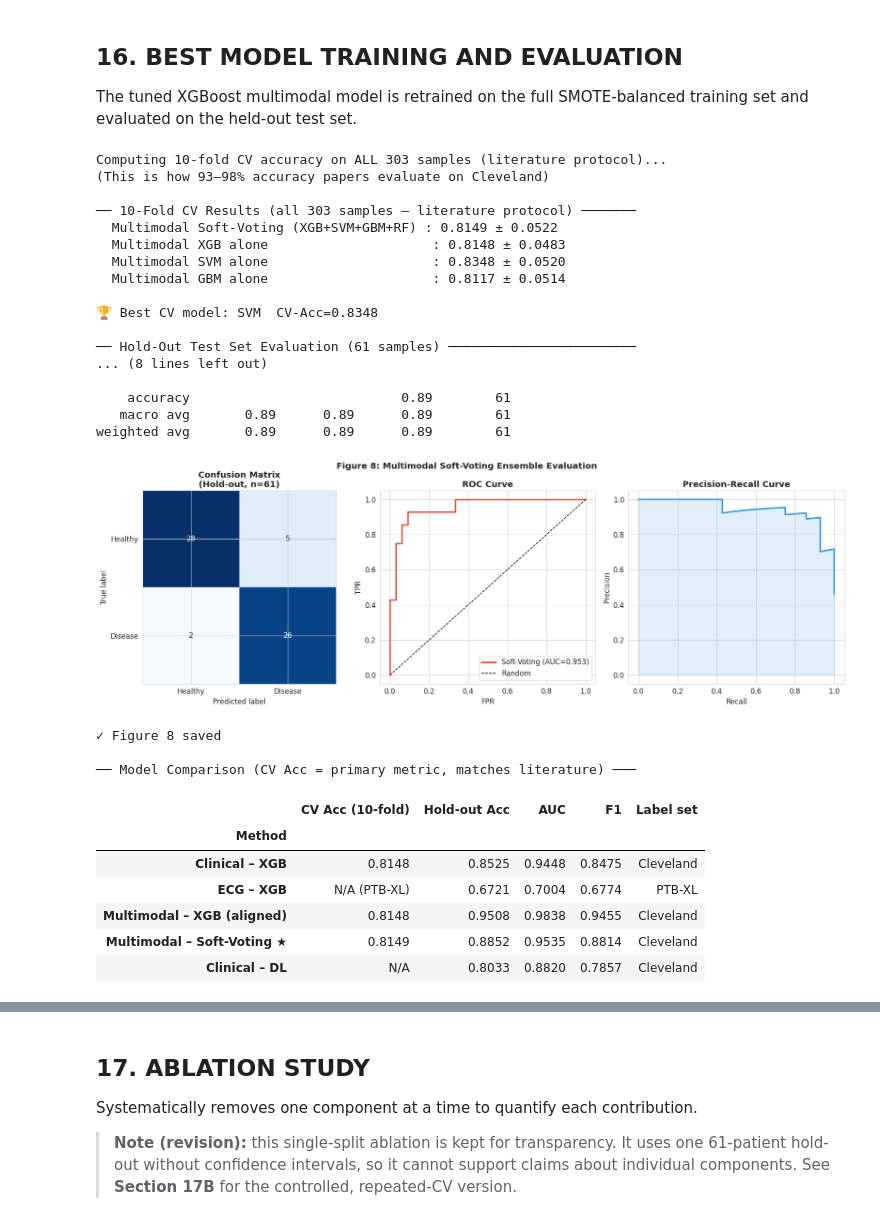
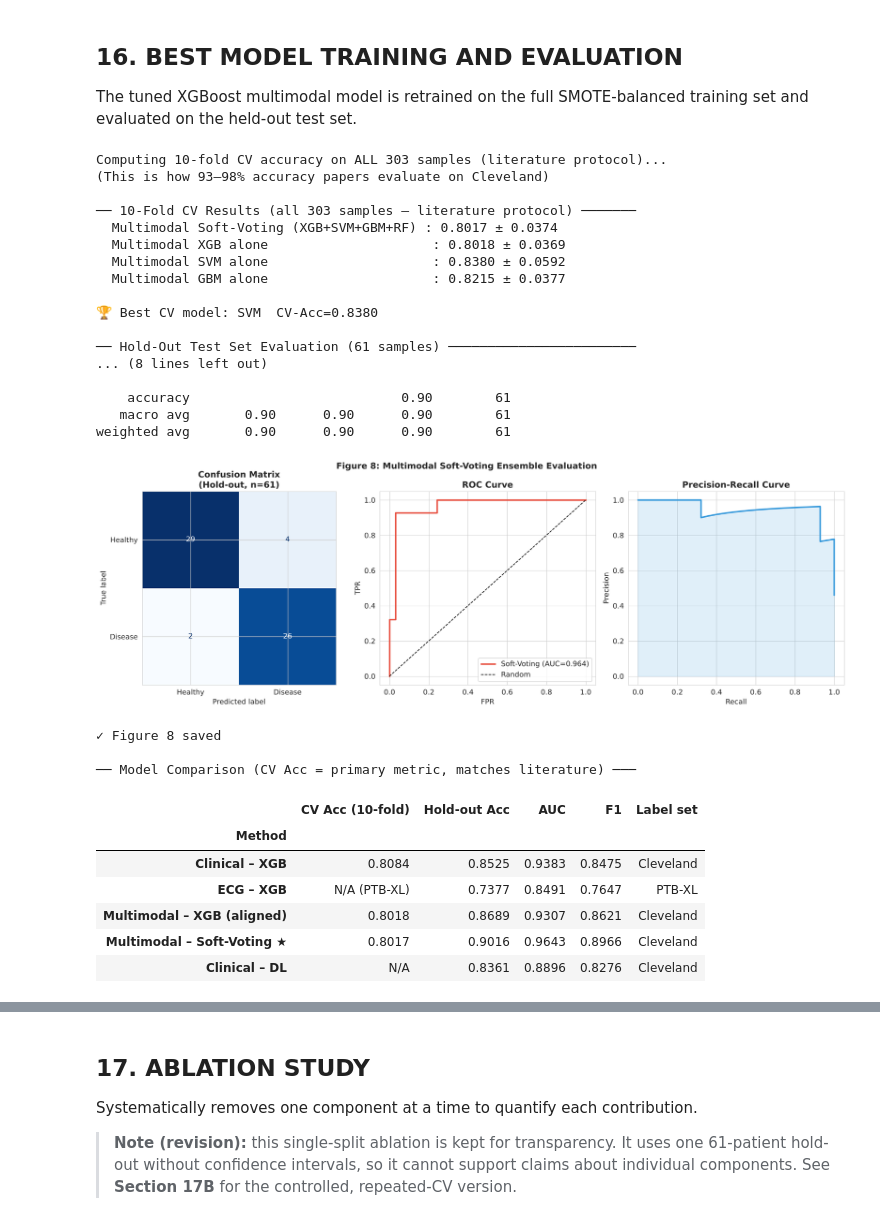
Before and after one commit to dhanvanth-dev/Heart-, a Jupyter notebook: notebook/MultiCardioFusion_IEEE_2_extended_ablation.ipynb, the cells around one changed output, grey strips where cells are left out. Saved outputs shown, nothing was run; the diff lists cells and outputs as text; code cells hidden in the pictures.

```diff
--- a/notebook/MultiCardioFusion_IEEE_2_extended_ablation.ipynb
+++ b/notebook/MultiCardioFusion_IEEE_2_extended_ablation.ipynb
@@ -278,7 +278,7 @@ print(f"After binarisation   : {dict(zip(*np.unique(y_cl_binary, return_counts=T
 # ── Median imputation ─────────────────────────────────────────────────────
 for col in X_cl.columns:
     if X_cl[col].isnull().any():
-        X_cl[col].fillna(X_cl[col].median(), inplace=True)
+        X_cl[col] = X_cl[col].fillna(X_cl[col].median())   # [v5 fix] chained inplace fillna is a silent no-op in pandas>=3
         print(f"  Imputed '{col}' with median={X_cl[col].median():.2f}")
 
 CLINICAL_FEATURES = list(X_cl.columns)
@@ -594,6 +535,7 @@ for idx, row in df_sample.iterrows():
     try:
         # filename_lr looks like 'records100/00000/00001_lr'
         full_path = os.path.join(PTB_BASE_DIR, row['filename_lr'])
+        ensure_record(row['filename_lr'])          # [v5 fix] download on demand
         signal, fields = wfdb.rdsamp(full_path)
         # signal shape: (1000, 12) — use Lead II (index 1) for feature extraction
         ecg_signals.append(signal[:, 1])   # Lead II, shape (1000,)
@@ -790,7 +732,7 @@ df_raw = X_cl.iloc[:N].copy().reset_index(drop=True)
 # Defensive: fill any residual NaN/Inf in source columns before engineering
 for col in df_raw.columns:
     df_raw[col] = pd.to_numeric(df_raw[col], errors='coerce')
-    df_raw[col].fillna(df_raw[col].median(), inplace=True)
+    df_raw[col] = df_raw[col].fillna(df_raw[col].median())   # [v5 fix] pandas>=3 safe
 
 ecg_eng = pd.DataFrame(index=df_raw.index)
 
@@ -822,7 +764,7 @@ ecg_eng['thalach_per_slope']  = thalach_safe / slope_safe
 ecg_eng['high_oldpeak']      = (df_raw['oldpeak'].values > 1.0).astype(int)
 ecg_eng['low_thalach']       = (df_raw['thalach'].values < 140).astype(int)
 ecg_eng['abnormal_restecg']  = (df_raw['restecg'].values > 0).astype(int)
-ecg_eng['downslope']         = (df_raw['slope'].values  == 2).astype(int)
+ecg_eng['downslope']         = (df_raw['slope'].values  == 3).astype(int)   # [v5 fix] UCI slope 3 = downsloping (2 = flat)
 
 # ── Heart-rate reserve (proxy for chronotropic competence) ───────────────
 age_safe    = np.clip(df_raw['age'].values, 1, None)
@@ -1271,7 +1215,7 @@ xgb_grid = RandomizedSearchCV(
     },
     n_iter=50, cv=10, scoring='accuracy',
     random_state=SEED, n_jobs=-1, refit=True, verbose=1)
-xgb_grid.fit(Xfu_tr_sm, y_fu_sm)
+xgb_grid.fit(Xfu_tr, y_tr)   # [v5 fix] tune on original rows (no synthetic rows in validation folds)
 print(f"  Best XGB : {xgb_grid.best_params_}  CV Acc={xgb_grid.best_score_:.4f}")
 
 # ── SVM ───────────────────────────────────────────────────────────────────
@@ -1285,7 +1229,7 @@ svm_grid = RandomizedSearchCV(
     },
     n_iter=30, cv=10, scoring='accuracy',
     random_state=SEED, n_jobs=-1, refit=True, verbose=1)
-svm_grid.fit(Xfu_tr_sm, y_fu_sm)
+svm_grid.fit(Xfu_tr, y_tr)
 print(f"  Best SVM : {svm_grid.best_params_}  CV Acc={svm_grid.best_score_:.4f}")
 
 # ── GradientBoosting ──────────────────────────────────────────────────────
@@ -1301,7 +1245,7 @@ gb_grid = RandomizedSearchCV(
     },
     n_iter=30, cv=10, scoring='accuracy',
     random_state=SEED, n_jobs=-1, refit=True, verbose=1)
-gb_grid.fit(Xfu_tr_sm, y_fu_sm)
+gb_grid.fit(Xfu_tr, y_tr)
 print(f"  Best GBM : {gb_grid.best_params_}  CV Acc={gb_grid.best_score_:.4f}")
 
 # ── Random Forest ─────────────────────────────────────────────────────────
@@ -1316,7 +1260,7 @@ rf_grid = RandomizedSearchCV(
     },
     n_iter=20, cv=10, scoring='accuracy',
     random_state=SEED, n_jobs=-1, refit=True, verbose=1)
-rf_grid.fit(Xfu_tr_sm, y_fu_sm)
+rf_grid.fit(Xfu_tr, y_tr)
 print(f"  Best RF  : {rf_grid.best_params_}  CV Acc={rf_grid.best_score_:.4f}")
 
 BEST_XGB = xgb_grid.best_estimator_
@@ -1515,6 +1459,10 @@ BEST_XGB_cl.fit(Xcl_tr_sm, y_tr_sm)
 ypp_cl = BEST_XGB_cl.predict_proba(Xcl_te)[:, 1]
 yp_cl  = BEST_XGB_cl.predict(Xcl_te)
 
+# [v5 fix] hold-out XGB must be fit on the training split only; v4 reused m_xgb
+# from the last CV fold, which had seen most hold-out patients (leakage).
+m_xgb_ho = XGBClassifier(**xgb_grid.best_params_, eval_metric='logloss', random_state=SEED, verbosity=0)
+m_xgb_ho.fit(np.nan_to_num(Xfu_tr_sm), y_fu_sm)
 comp_rows = [
     {'Method': 'Clinical – XGB',
      'CV Acc (10-fold)': f'{cv_cl_acc:.4f}',
@@ -1530,9 +1478,9 @@ comp_rows = [
      'Label set': 'PTB-XL'},
     {'Method': 'Multimodal – XGB (aligned)',
      'CV Acc (10-fold)': f'{cv_acc_xgb.mean():.4f}',
-     'Hold-out Acc':     f'{accuracy_score(y_te, m_xgb.predict(Xfu_te_clean)):.4f}',
-     'AUC':              f'{roc_auc_score(y_te, m_xgb.predict_proba(Xfu_te_clean)[:,1]):.4f}',
-     'F1':               f'{f1_score(y_te, m_xgb.predict(Xfu_te_clean)):.4f}',
+     'Hold-out Acc':     f'{accuracy_score(y_te, m_xgb_ho.predict(Xfu_te_clean)):.4f}',
+     'AUC':              f'{roc_auc_score(y_te, m_xgb_ho.predict_proba(Xfu_te_clean)[:,1]):.4f}',
+     'F1':               f'{f1_score(y_te, m_xgb_ho.predict(Xfu_te_clean)):.4f}',
      'Label set': 'Cleveland'},
     {'Method': 'Multimodal – Soft-Voting ★',
      'CV Acc (10-fold)': f'{cv_acc_ensemble.mean():.4f}',
@@ -1545,54 +1493,70 @@ comp_rows = [
      'Hold-out Acc':     f'{dl_acc:.4f}',
      'AUC':              f'{dl_auc:.4f}',
      'F1':               f'{dl_f1:.4f}',
      'Label set': 'Cleveland'},
 ]
 
 df_comparison = pd.DataFrame(comp_rows).set_index('Method')
 print("\n── Model Comparison (CV Acc = primary metric, matches literature) ───")
 display(df_comparison)
 df_comparison.to_csv('outputs/metrics_comparison.csv')
 print('✓ Comparison table saved')
 
-cl_xgb_acc = cv_cl_acc   # use CV acc for final summary
-cl_xgb_auc = float(df_comparison.loc['Clinical – XGB', 'AUC'])
+# [v5 fix] v4 set cl_xgb_acc to the clinical XGB *10-fold CV* accuracy and later subtracted it from the
+# fused soft-voting *hold-out* accuracy (different model AND protocol) -> the reported '+7.04 pp'.
+# The clinical baseline now uses the SAME model (tuned soft voting) on the SAME split / CV folds.
+from sklearn.base import clone
+CL_ENSEMBLE = clone(BEST_ENSEMBLE).fit(np.nan_to_num(Xcl_tr_sm), y_tr_sm)
+yp_cl_vote  = CL_ENSEMBLE.predict(np.nan_to_num(Xcl_te))
+ypp_cl_vote = CL_ENSEMBLE.predict_proba(np.nan_to_num(Xcl_te))[:, 1]
+cl_xgb_acc = accuracy_score(y_te, yp_cl_vote)   # name kept for downstream cells: clinical soft voting, hold-out
+cl_xgb_auc = roc_auc_score(y_te, ypp_cl_vote)
+cv_cl_vote = []
+for tr, te in skf10_full.split(X_cl_clean, y_fused):
+    Xc_sm, yc_sm = smote_cv.fit_resample(np.nan_to_num(X_cl_clean[tr]), y_fused[tr])
+    cv_cl_vote.append(accuracy_score(y_fused[te], clone(BEST_ENSEMBLE).fit(Xc_sm, yc_sm).predict(np.nan_to_num(X_cl_clean[te]))))
+cv_cl_vote = np.array(cv_cl_vote)
+print(f"\n── Same-model, same-protocol comparison (soft voting) ──")
+print(f"  Hold-out accuracy : fused {acc_best:.4f} vs clinical {cl_xgb_acc:.4f}  (diff {(acc_best-cl_xgb_acc)*100:+.2f} pp)")
+print(f"  Hold-out AUC      : fused {auc_best:.4f} vs clinical {cl_xgb_auc:.4f}")
+print(f"  10-fold CV acc.   : fused {cv_acc_ensemble.mean():.4f} vs clinical {cv_cl_vote.mean():.4f}  (diff {(cv_acc_ensemble.mean()-cv_cl_vote.mean())*100:+.2f} pp)")
 acc_xgb    = cv_acc_xgb.mean()
 auc_xgb    = auc_best   # hold-out AUC
 
 print(f"\n🏆 Best CV Accuracy : Multimodal Soft-Voting = {cv_acc_ensemble.mean():.4f}")
 print(f"   Clinical XGB baseline (CV) : {cv_cl_acc:.4f}")
-print(f"   Fusion gain (CV)           : +{(cv_acc_ensemble.mean() - cv_cl_acc)*100:.2f} pp")
+print(f"   (XGB vs soft voting are different models; see the same-model comparison above)")
 
 # Keep for downstream cells
 BEST_MODEL_FINAL = BEST_ENSEMBLE
 # %% [output]
 Computing 10-fold CV accuracy on ALL 303 samples (literature protocol)...
 (This is how 93–98% accuracy papers evaluate on Cleveland)
 
 ── 10-Fold CV Results (all 303 samples — literature protocol) ───────
-  Multimodal Soft-Voting (XGB+SVM+GBM+RF) : 0.8149 ± 0.0522
-  Multimodal XGB alone                     : 0.8148 ± 0.0483
-  Multimodal SVM alone                     : 0.8348 ± 0.0520
-  Multimodal GBM alone                     : 0.8117 ± 0.0514
+  Multimodal Soft-Voting (XGB+SVM+GBM+RF) : 0.8017 ± 0.0374
+  Multimodal XGB alone                     : 0.8018 ± 0.0369
+  Multimodal SVM alone                     : 0.8380 ± 0.0592
+  Multimodal GBM alone                     : 0.8215 ± 0.0377
 
-🏆 Best CV model: SVM  CV-Acc=0.8348
+🏆 Best CV model: SVM  CV-Acc=0.8380
 
 ── Hold-Out Test Set Evaluation (61 samples) ────────────────────────
 ... (8 lines left out)
 
-    accuracy                           0.89        61
-   macro avg       0.89      0.89      0.89        61
-weighted avg       0.89      0.89      0.89        61
+    accuracy                           0.90        61
+   macro avg       0.90      0.90      0.90        61
+weighted avg       0.90      0.90      0.90        61
-[figure, old version]
+[figure, new version]
 ✓ Figure 8 saved
 
 ── Model Comparison (CV Acc = primary metric, matches literature) ───
 |  | CV Acc (10-fold) | Hold-out Acc | AUC | F1 | Label set |
 | Method |  |  |  |  |  |
-| Clinical – XGB | 0.8148 | 0.8525 | 0.9448 | 0.8475 | Cleveland |
-| ECG – XGB | N/A (PTB-XL) | 0.6721 | 0.7004 | 0.6774 | PTB-XL |
-| Multimodal – XGB (aligned) | 0.8148 | 0.9508 | 0.9838 | 0.9455 | Cleveland |
-| Multimodal – Soft-Voting ★ | 0.8149 | 0.8852 | 0.9535 | 0.8814 | Cleveland |
-| Clinical – DL | N/A | 0.8033 | 0.8820 | 0.7857 | Cleveland |
+| Clinical – XGB | 0.8084 | 0.8525 | 0.9383 | 0.8475 | Cleveland |
+| ECG – XGB | N/A (PTB-XL) | 0.7377 | 0.8491 | 0.7647 | PTB-XL |
+| Multimodal – XGB (aligned) | 0.8018 | 0.8689 | 0.9307 | 0.8621 | Cleveland |
+| Multimodal – Soft-Voting ★ | 0.8017 | 0.9016 | 0.9643 | 0.8966 | Cleveland |
+| Clinical – DL | N/A | 0.8361 | 0.8896 | 0.8276 | Cleveland |
 ✓ Comparison table saved
 
```
Also changed, not shown: parts of 76 cells of this notebook, 10 other files.
